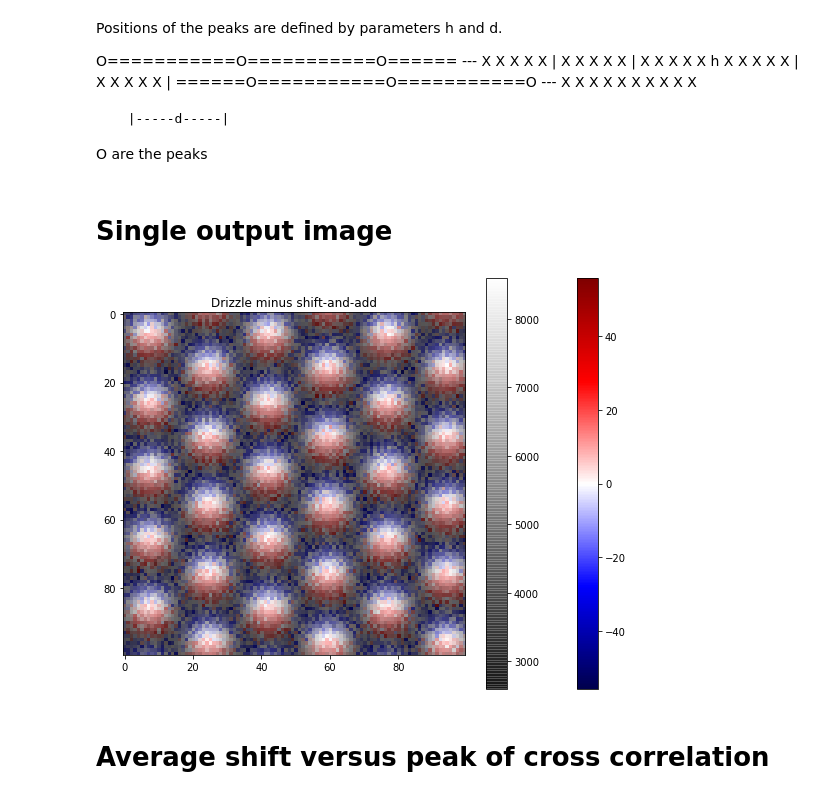
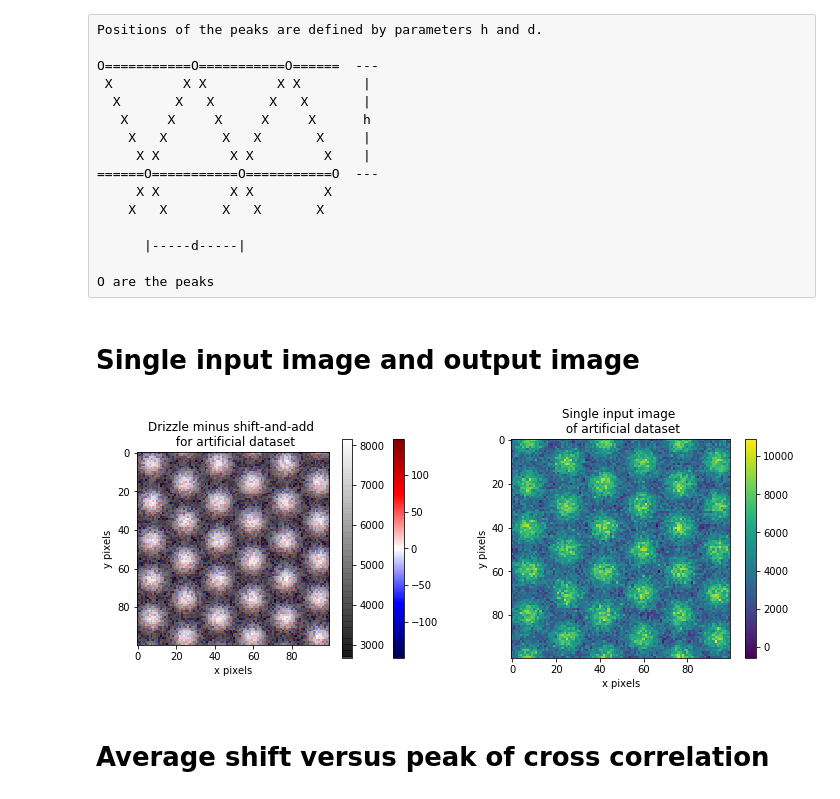
Before and after one commit to Quist-A/Drizzle, a Jupyter notebook: Artificial_datasets_without_upscaling_number_of_pixels.ipynb, the cells around one changed output. Cells and saved outputs as stored; diff of their text form; code cells hidden in the pictures.

Commit message:
Add plot of single artificial input image and typo

```diff
--- a/Artificial_datasets_without_upscaling_number_of_pixels.ipynb
+++ b/Artificial_datasets_without_upscaling_number_of_pixels.ipynb
@@ -15,22 +15,22 @@ import matplotlib.pyplot as plt
 from Drizzle import *
 
 save_folder = r"C:\Users\Arend-Jan\Documents\Universiteit\Bachelor Research Project\Thesis\Drizzle_images_moire_May\Artificial datasets"
-# %% [markdown]
-Positions of the peaks are defined by parameters h and d.
-
-O===========O===========O======  ---
- X         X X         X X        |
-  X       X   X       X   X       |
-   X     X     X     X     X      h
-    X   X       X   X       X     |
-     X X         X X         X    |
-======O===========O===========O  ---
-     X X         X X         X
-    X   X       X   X       X
-
-      |-----d-----|
-
-O are the peaks
+# %% [raw]
+Positions of the peaks are defined by parameters h and d.
+
+O===========O===========O======  ---
+ X         X X         X X        |
+  X       X   X       X   X       |
+   X     X     X     X     X      h
+    X   X       X   X       X     |
+     X X         X X         X    |
+======O===========O===========O  ---
+     X X         X X         X
+    X   X       X   X       X
+
+      |-----d-----|
+
+O are the peaks
 # %%
 def create_gaussian(sigma,size,pos):
     """Create a gaussian with standarddeviation sigma at an array of size with peak
@@ -130,36 +130,49 @@ def center_shifts(shift):
     shift[:,1] = shift[:,1]+1-av_shift[1]
     return(shift)
 # %% [markdown]
-# Single output image
+# Single input image and output image
 # %%
 # drizzle parameters
 p = 0.5
 n = 1
 
 ims,shifts = create_lattice_images(seed_input=2020,size=[120,120],sigma=5,d=20)
+#ims = -np.array(ims)+50000
 ims,shifts = add_noise(ims,shifts,seed_input=2020,
-                       sigm_shift=0.5,sigm_noi_before_blur = 250.,sigm_noi_after_blur = 250.,sigm_blur = 2.)
+                       sigm_shift=0.5,sigm_noi_before_blur = 1000.,sigm_noi_after_blur = 1000.,sigm_blur = 2.5)
 
 drizzled_im = drizzle(ims,shifts,p,n)
 mean_im = drizzle(ims,shifts,1,n)
 
 #cut off borders
 mean = mean_im[10:-10,10:-10]
 drizzled = drizzled_im[10:-10,10:-10]
 
+fig,axs = plt.subplots(1,2,figsize=[10,4])
+
 img = drizzled - mean
 mima = max(-np.min(img),np.max(img))
-plt.figure(figsize=(8,6))
-plt.imshow(img,cmap='seismic',vmin=-mima,vmax=mima,interpolation='none')
-plt.title("Drizzle minus shift-and-add")
-plt.colorbar()
-plt.imshow(mean,cmap='gray',alpha = 0.7,interpolation='none')
-plt.colorbar()
+im=axs[0].imshow(img,cmap='seismic',vmin=-mima,vmax=mima,interpolation='none')
+plt.colorbar(im,ax=axs[0])
+axs[0].set_title("Drizzle minus shift-and-add \n for artificial dataset")
+im=axs[0].imshow(mean,cmap='gray',alpha = 0.7,interpolation='none')
+plt.colorbar(im,ax=axs[0])
+axs[0].set_xlabel("x pixels")
+axs[0].set_ylabel("y pixels")
+
+
+im=axs[1].imshow(ims[0][10:-10,10:-10])
+plt.colorbar(im,ax=axs[1])
+axs[1].set_title("Single input image \n of artificial dataset")
+axs[1].set_xlabel("x pixels")
+axs[1].set_ylabel("y pixels")
+
+
 plt.tight_layout()
-#plt.savefig(save_folder+'/Shifted_drizzle_minus_shift_and_add_inverted.pdf', interpolation='none')
+#plt.savefig(save_folder+'/Artificial_input_image+Shifted_drizzle_minus_shift_and_add_inverted.pdf', interpolation='none')
 plt.show()
 # %% [output]
-[figure, old version]
+[figure, new version]
 # %% [markdown]
 # Average shift versus peak of cross correlation
 # %%
```
Also changed, not shown: parts of 1 cell of this notebook, 1 other file.
